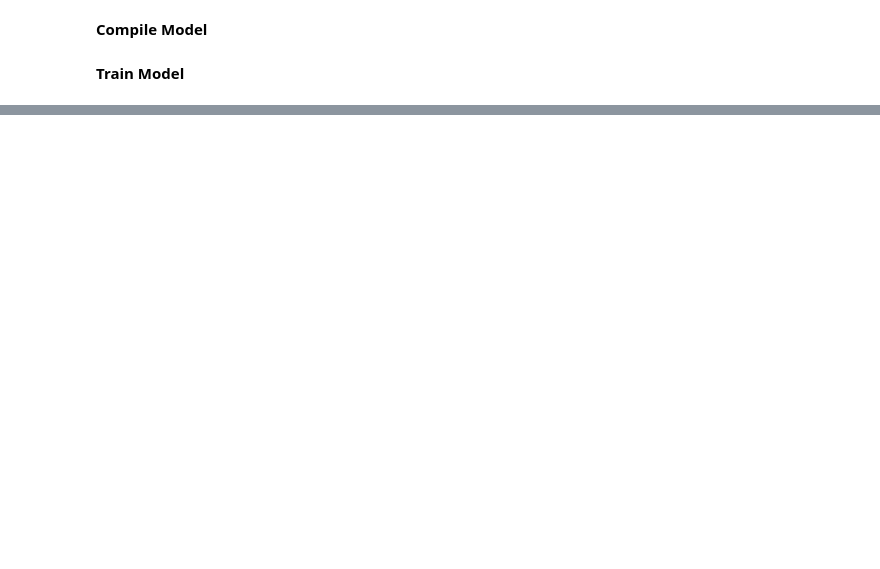
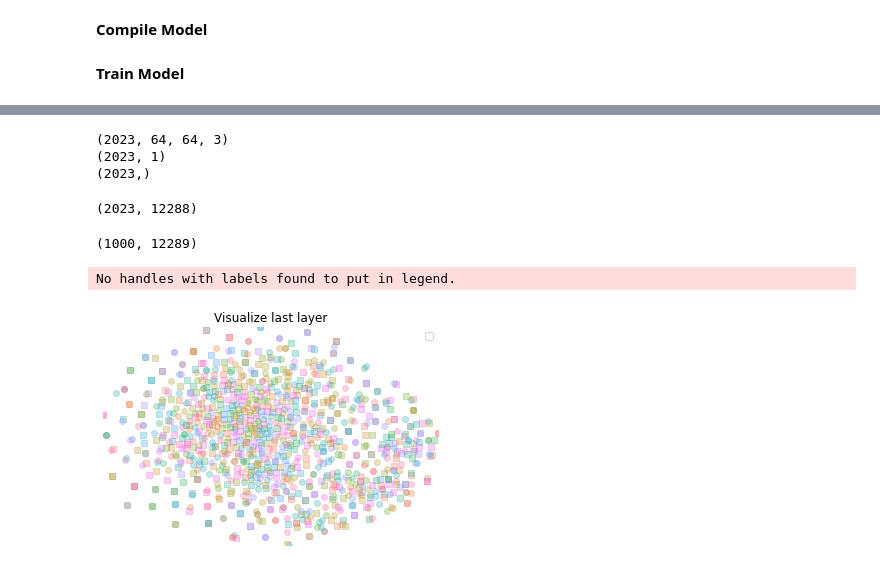
Before and after one commit to FelixJiang1998/135final, a Jupyter notebook: final_result/cnn_tf.ipynb, the cells around one changed output, grey strips where cells are left out. Cells and saved outputs as stored; diff of their text form; code cells hidden in the pictures; blank space fills up the shorter version.

```diff
--- a/final_result/cnn_tf.ipynb
+++ b/final_result/cnn_tf.ipynb
@@ -356,0 +370,59 @@ Epoch 30/30
+# %%
+y_pred = model.predict(x_val,batch_size=batch).argmax(axis = 1).reshape(-1,1)
+# %%
+print(x_val.shape)
+print(y_pred.shape)
+labels = y_val.argmax(axis = 1)
+print(labels.shape)
+# %% [output]
+(2023, 64, 64, 3)
+(2023, 1)
+(2023,)
+# %%
+x_flat = x_val.reshape(x_val.shape[0],-1)
+x_flat.shape
+# %% [output]
+(2023, 12288)
+# %%
+selector = np.random.randint(0,x_flat.shape[0],size = 1000)
+x_sel = x_flat[selector,:]
+y_sel = y_pred[selector,:]
+vis_X = np.hstack((x_sel,y_sel))
+print(vis_X.shape)
+# %% [output]
+(1000, 12289)
+# %%
+import numpy as np
+from sklearn.manifold import TSNE
+import time
+import matplotlib.pyplot as plt
+import seaborn as sns
+
+def visualize(X, y_target):
+
+    tsne = TSNE(perplexity=30, n_components=2, init='pca', n_iter=5000,random_state=135)
+    low_dim_embs = tsne.fit_transform(X)
+    labels = y_target.ravel()
+
+    X, Y = low_dim_embs[:, 0], low_dim_embs[:, 1]
+
+    classes = list(np.unique(labels))
+    markers = 'os' * len(classes)
+    colors = sns.color_palette("husl",len(classes))
+    for x, y, s in zip(X, Y, labels):
+        i = int(s)
+        plt.scatter(x, y, marker=markers[i], c=[colors[i]], alpha=0.3)
+    plt.xlim(X.min(), X.max())
+    plt.ylim(Y.min(), Y.max())
+    # plt.figure(figsize=(5,5))
+    plt.title('Visualize last layer')
+
+    plt.legend()
+    plt.axis("off")
+
+    plt.show()
+# %%
+visualize(vis_X, labels)
+# %% [output]
+No handles with labels found to put in legend.
+[figure, added]
```
Also changed, not shown: parts of 11 cells of this notebook.
